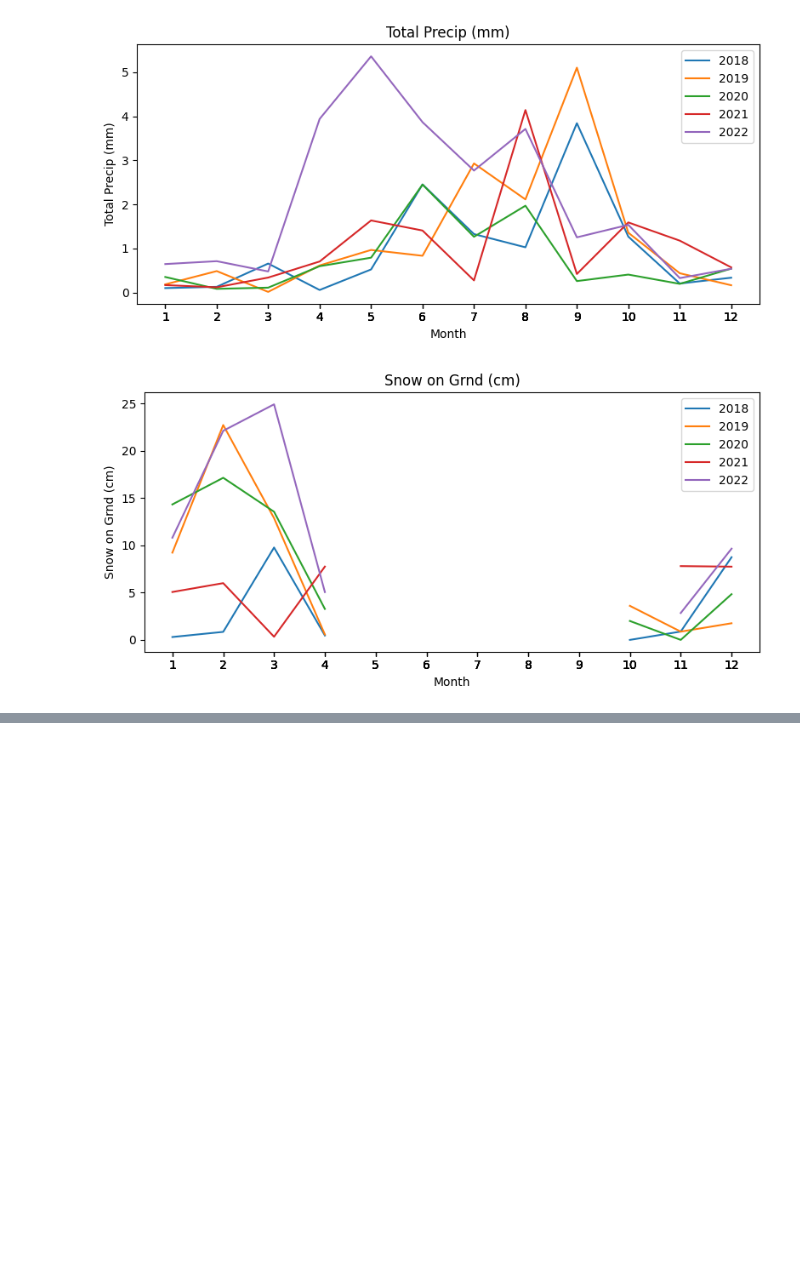
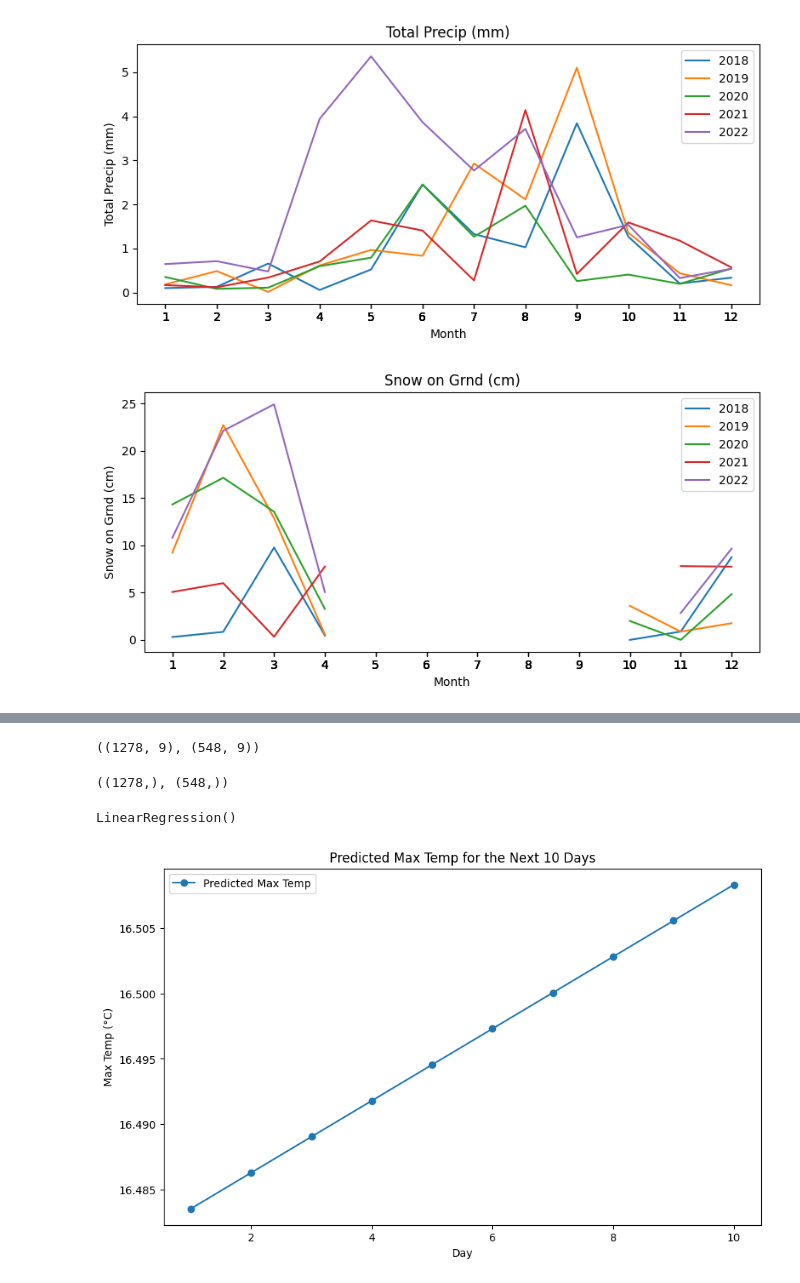
Before and after one commit to Oluyomy/Final_Lhl_Project, a Jupyter notebook: winnipegweather_df.ipynb, the cells around one changed output, grey strips where cells are left out. Cells and saved outputs as stored; diff of their text form; code cells hidden in the pictures; blank space fills up the shorter version.

```diff
--- a/winnipegweather_df.ipynb
+++ b/winnipegweather_df.ipynb
@@ -417,0 +534,6 @@ plt.show()
+# %%
+# Step 2: Load and Prepare Data
+#data = pd.read_csv('data.csv')  # Replace with your data file
+X = winnipegcol_df_filled[['Year', 'Month', 'Day', 'Min Temp (°C)', 'Mean Temp (°C)',
+'Heat Deg Days (°C)', 'Cool Deg Days (°C)', 'Total Precip (mm)', 'Snow on Grnd (cm)']]
+y = winnipegcol_df_filled['Max Temp (°C)']
@@ -417,0 +571,65 @@ plt.show()
+# %%
+# Step 3: Split Data into Training and Testing Sets
+X_train, X_test, y_train, y_test = train_test_split(X, y, test_size=0.3, random_state=42)
+# %%
+# check the shape of X_train and X_test
+
+X_train.shape, X_test.shape
+# %% [output]
+((1278, 9), (548, 9))
+# %%
+# check the shape of X_train and X_test
+
+y_train.shape, y_test.shape
+# %% [output]
+((1278,), (548,))
+# %%
+# Step 4: Train a Linear Regression Model
+model = LinearRegression()
+model.fit(X_train, y_train)
+# %% [output]
+LinearRegression()
+# %%
+import pandas as pd
+import numpy as np
+from sklearn.model_selection import train_test_split
+from sklearn.linear_model import LinearRegression
+import matplotlib.pyplot as plt
+
+
+# Placeholder values for the features that are not yet predicted
+placeholder_values = {
+    'Min Temp (°C)': 20,
+    'Mean Temp (°C)': 22,
+    'Heat Deg Days (°C)': 10,
+    'Cool Deg Days (°C)': 2,
+    'Total Precip (mm)': 5,
+    'Snow on Grnd (cm)': 0
+}
+
+# Step 5: Make Predictions for the Next 10 Days
+columns_used_for_training = ['Year', 'Month', 'Day', 'Min Temp (°C)', 'Mean Temp (°C)', 'Heat Deg Days (°C)', 'Cool Deg Days (°C)', 'Total Precip (mm)', 'Snow on Grnd (cm)']
+
+next_10_days = pd.DataFrame({
+    'Year': [2023] * 10,
+    'Month': [8] * 10,
+    'Day': range(7, 17)
+})
+
+# Fill in placeholder values for the features that are not yet predicted
+for feature, value in placeholder_values.items():
+    next_10_days[feature] = value
+
+# Predict Max Temp (°C) for the next 10 days
+predicted_max_temp = model.predict(next_10_days[columns_used_for_training])
+
+# Step 7: Visualize Predictions
+plt.figure(figsize=(10, 6))
+plt.plot(range(1, 11), predicted_max_temp, marker='o', label="Predicted Max Temp")
+plt.xlabel("Day")
+plt.ylabel("Max Temp (°C)")
+plt.title("Predicted Max Temp for the Next 10 Days")
+plt.legend()
+plt.show()
+# %% [output]
+[figure, added]
```
Also changed, not shown: parts of 27 cells of this notebook.
